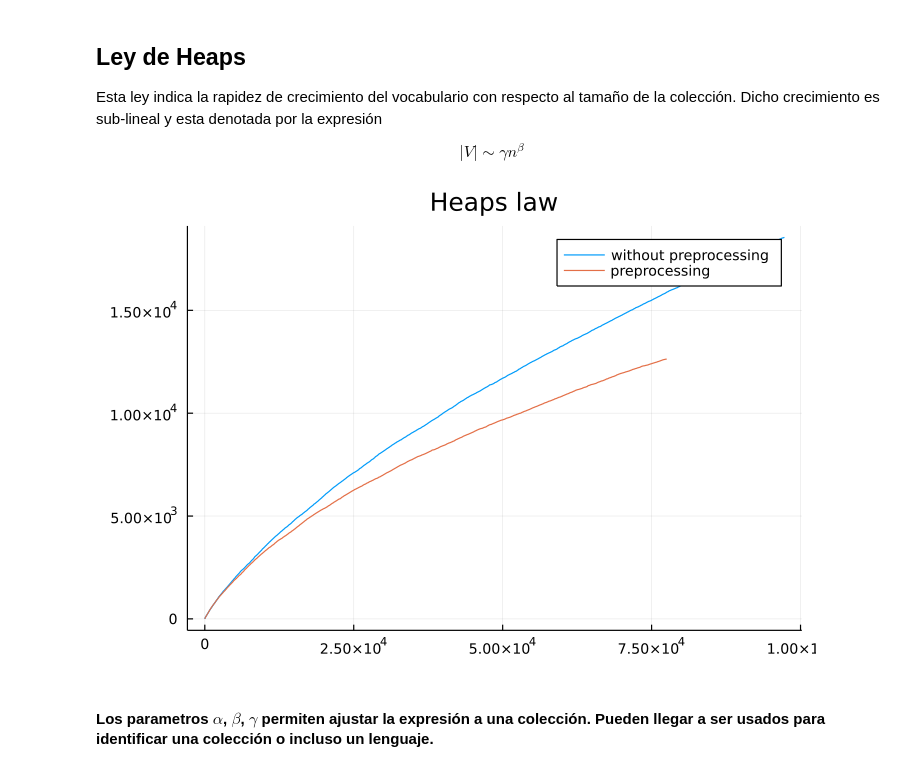
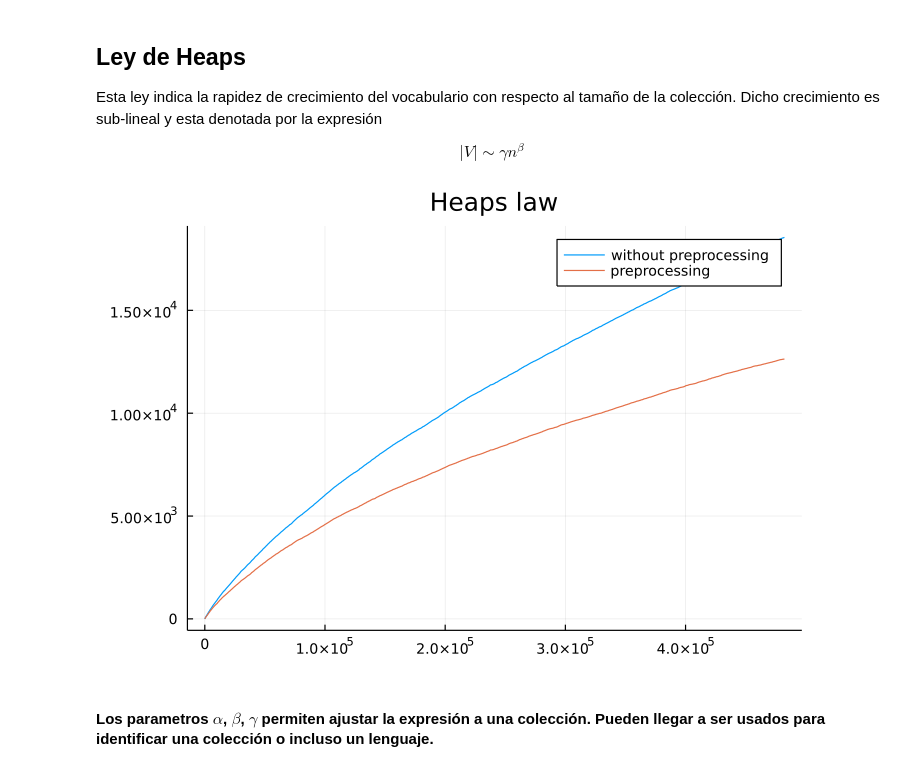
Before and after one commit to sadit/IR-2022, a Jupyter notebook: Unidades/u03.ipynb, the cells around one changed output. Cells and saved outputs as stored; diff of their text form; code cells hidden in the pictures.

```diff
--- a/Unidades/u03.ipynb
+++ b/Unidades/u03.ipynb
@@ -149,31 +151,31 @@ $$ |V| \sim \gamma n^\beta $$
 # %%
 function heaps_(corpus, model, config)
     S = Set{UInt32}()
     X = [0]
     Y = [0]
 
     for text in corpus
         tokens = tokenize(config, text)
         finaltokens = keys(vectorize(model, config, text))
         union!(S, finaltokens)
-        push!(X, X[end] + length(tokens))
+        push!(X, X[end] + length(text))
         push!(Y, length(S))
     end
 
     X, Y
 end
 
 function heaps(corpus, V1, V2, label1, label2)
     X, Y = heaps_(corpus, V1.model, V1.textconfig)
     plot(X, Y, title="Heaps law", label=label1)
 
     X, Y = heaps_(corpus, V2.model, V2.textconfig)
     plot!(X, Y, label=label2, fmt=:png, dpi=120)
 end
 
 heaps(D.corpus[1:3000], withoutpre, withpre, "without preprocessing", "preprocessing")
 # %% [output]
-[figure, old version]
+[figure, new version]
 # %% [markdown]
 #### Los parametros $\alpha$, $\beta$, $\gamma$ permiten ajustar la expresión a una colección. Pueden llegar a ser usados para identificar una colección o incluso un lenguaje.
 # %%
```
Also changed, not shown: parts of 8 cells of this notebook.
